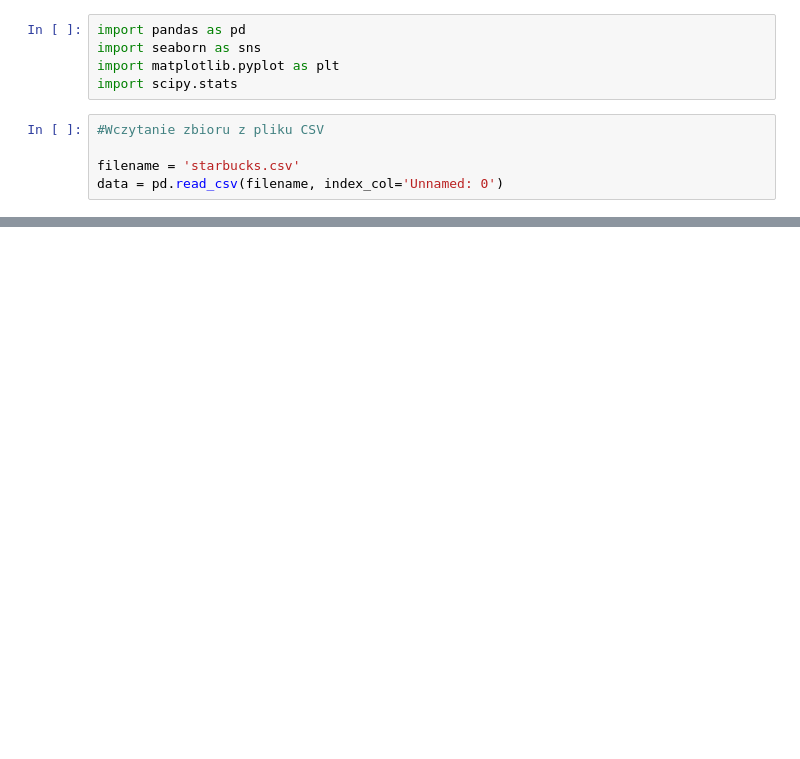
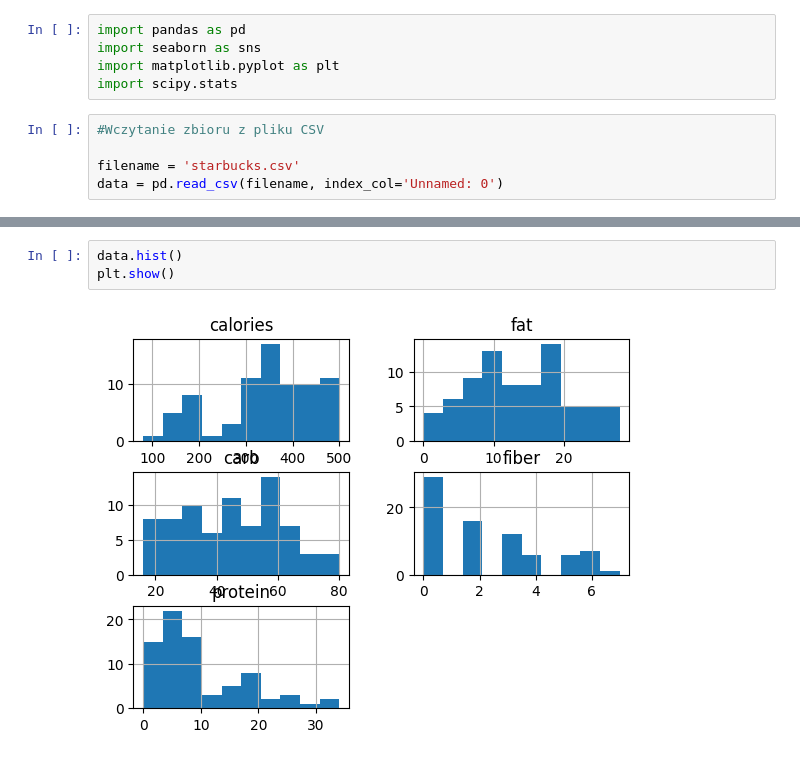
Before and after one commit to magda9906/starbucks_nutrition, a Jupyter notebook: analiza_wstepna.ipynb, the cells around one changed output, grey strips where cells are left out. Cells and saved outputs as stored; diff of their text form; blank space fills up the shorter version.

```diff
--- a/analiza_wstepna.ipynb
+++ b/analiza_wstepna.ipynb
@@ -20,0 +47,5 @@ Lista zmiennych dostępnych w zbiorze: ['item', 'calories', 'fat', 'carb', 'fibe
+# %%
+data.hist()
+plt.show()
+# %% [output]
+[figure, added]
```
Also changed, not shown: parts of 26 cells of this notebook.
